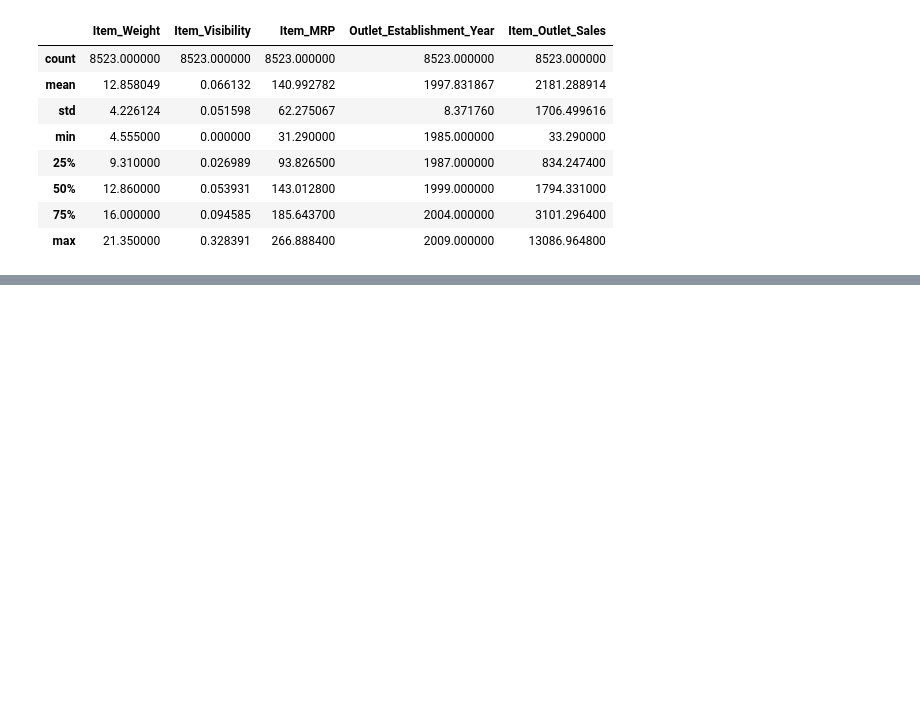
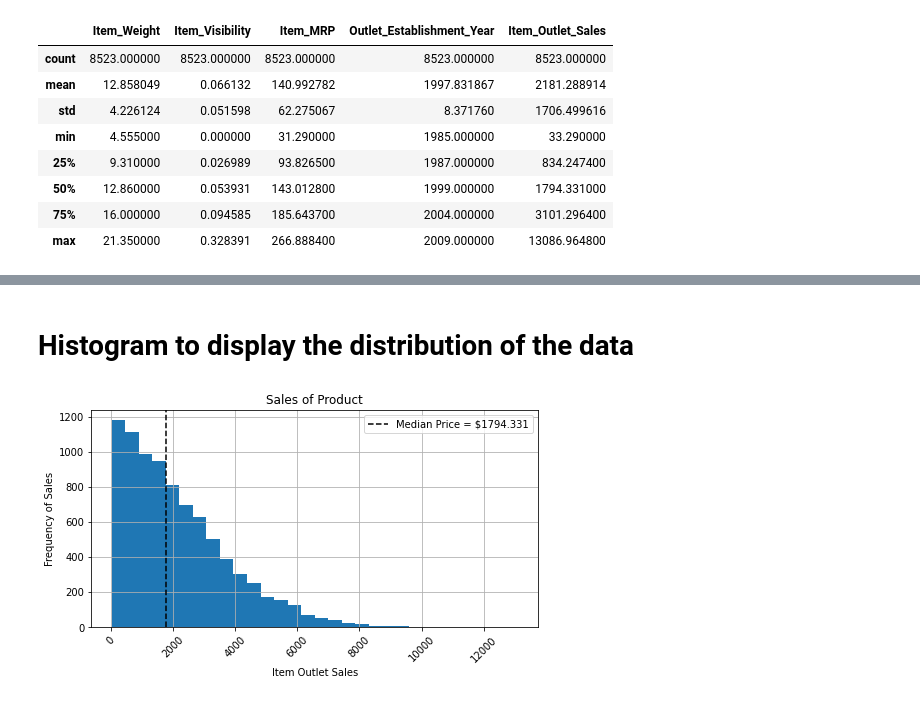
Before and after one commit to rimchristian/sales-prediction, a Jupyter notebook: Sales_Prediction.ipynb, the cells around one changed output, grey strips where cells are left out. Saved outputs shown, nothing was run; the diff lists cells and outputs as text; code cells hidden in the pictures; blank space fills up the shorter version.

```diff
--- a/Sales_Prediction.ipynb
+++ b/Sales_Prediction.ipynb
@@ -136,0 +136,4 @@ df['Outlet_Size'].fillna(most_outlet_size, inplace=True)
+# %%
+# Standarlizing the Item Fat Content column
+df['Item_Fat_Content'] = df['Item_Fat_Content'].replace('LF', 'Low Fat')
+df['Item_Fat_Content'].value_counts()
@@ -136,0 +146,4 @@ df['Outlet_Size'].fillna(most_outlet_size, inplace=True)
+# %%
+# Standarlizing the Item Fat Content column
+df['Item_Fat_Content'] = df['Item_Fat_Content'].replace('reg', 'Regular')
+df['Item_Fat_Content'].value_counts()
@@ -136,0 +155,4 @@ df['Outlet_Size'].fillna(most_outlet_size, inplace=True)
+# %%
+# Standarlizing the Item Fat Content column
+df['Item_Fat_Content'] = df['Item_Fat_Content'].replace('low fat', 'Low Fat')
+df['Item_Fat_Content'].value_counts()
@@ -148,0 +217,23 @@ df.describe()
+# %% [markdown]
+# **Histogram to display the distribution of the data**
+# %%
+plt.figure(figsize=(8,4))
+df['Item_Outlet_Sales'].hist(bins=30)
+plt.xticks(rotation=45)
+plt.ticklabel_format(useOffset=False, style='plain') # removes scientific notation
+plt.xticks(fontsize=10) # changing the fontsize of xticks
+
+# making data labels for the histogram
+plt.title('Sales of Product')
+plt.xlabel('Item Outlet Sales')
+plt.ylabel('Frequency of Sales')
+
+# identifying the median
+median = df['Item_Outlet_Sales'].median()
+
+plt.axvline(median, color='black', linestyle='--',
+            label=f'Median Price = ${median}')
+
+plt.legend();
+# %% [output]
+[figure, added]
```
Also changed, not shown: parts of 21 cells of this notebook.
